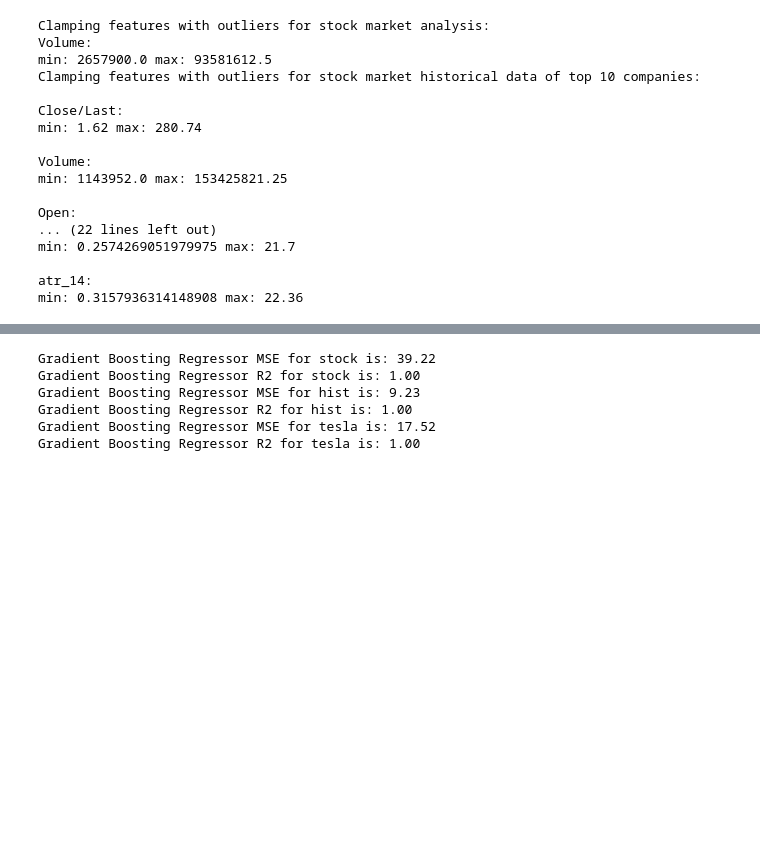
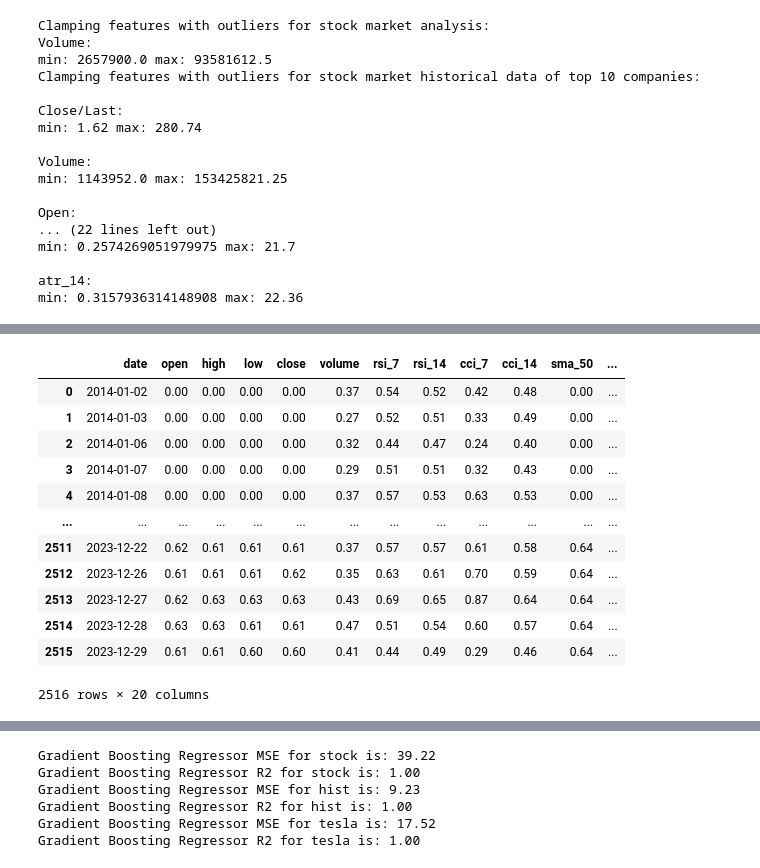
Before and after one commit to DavEspo/Stock-Prediction, a Jupyter notebook: Stock_Prediction.ipynb, the cells around one changed output, grey strips where cells are left out. Saved outputs shown, nothing was run; the diff lists cells and outputs as text; code cells hidden in the pictures; blank space fills up the shorter version.

```diff
--- a/Stock_Prediction.ipynb
+++ b/Stock_Prediction.ipynb
@@ -1293,0 +1341,22 @@ min: 0.3157936314148908 max: 22.36
+# %%
+# Normalization for tesla stock data
+NormalizedDF = MinMaxScaler().fit(tesla_stock[cont_feat_tesla])
+tesla_stock[cont_feat_tesla] = NormalizedDF.transform(tesla_stock[cont_feat_tesla])
+
+# All values rounded 2 decimal places
+tesla_stock = tesla_stock.round(2)
+tesla_stock
+# %% [output]
+|  | date | open | high | low | close | volume | rsi_7 | rsi_14 | cci_7 | cci_14 | sma_50 | ... |
+| 0 | 2014-01-02 | 0.00 | 0.00 | 0.00 | 0.00 | 0.37 | 0.54 | 0.52 | 0.42 | 0.48 | 0.00 | ... |
+| 1 | 2014-01-03 | 0.00 | 0.00 | 0.00 | 0.00 | 0.27 | 0.52 | 0.51 | 0.33 | 0.49 | 0.00 | ... |
+| 2 | 2014-01-06 | 0.00 | 0.00 | 0.00 | 0.00 | 0.32 | 0.44 | 0.47 | 0.24 | 0.40 | 0.00 | ... |
+| 3 | 2014-01-07 | 0.00 | 0.00 | 0.00 | 0.00 | 0.29 | 0.51 | 0.51 | 0.32 | 0.43 | 0.00 | ... |
+| 4 | 2014-01-08 | 0.00 | 0.00 | 0.00 | 0.00 | 0.37 | 0.57 | 0.53 | 0.63 | 0.53 | 0.00 | ... |
+| ... | ... | ... | ... | ... | ... | ... | ... | ... | ... | ... | ... | ... |
+| 2511 | 2023-12-22 | 0.62 | 0.61 | 0.61 | 0.61 | 0.37 | 0.57 | 0.57 | 0.61 | 0.58 | 0.64 | ... |
+| 2512 | 2023-12-26 | 0.61 | 0.61 | 0.61 | 0.62 | 0.35 | 0.63 | 0.61 | 0.70 | 0.59 | 0.64 | ... |
+| 2513 | 2023-12-27 | 0.62 | 0.63 | 0.63 | 0.63 | 0.43 | 0.69 | 0.65 | 0.87 | 0.64 | 0.64 | ... |
+| 2514 | 2023-12-28 | 0.63 | 0.63 | 0.61 | 0.61 | 0.47 | 0.51 | 0.54 | 0.60 | 0.57 | 0.64 | ... |
+| 2515 | 2023-12-29 | 0.61 | 0.61 | 0.60 | 0.60 | 0.41 | 0.44 | 0.49 | 0.29 | 0.46 | 0.64 | ... |
+2516 rows × 20 columns
```
Also changed, not shown: parts of 27 cells of this notebook.
